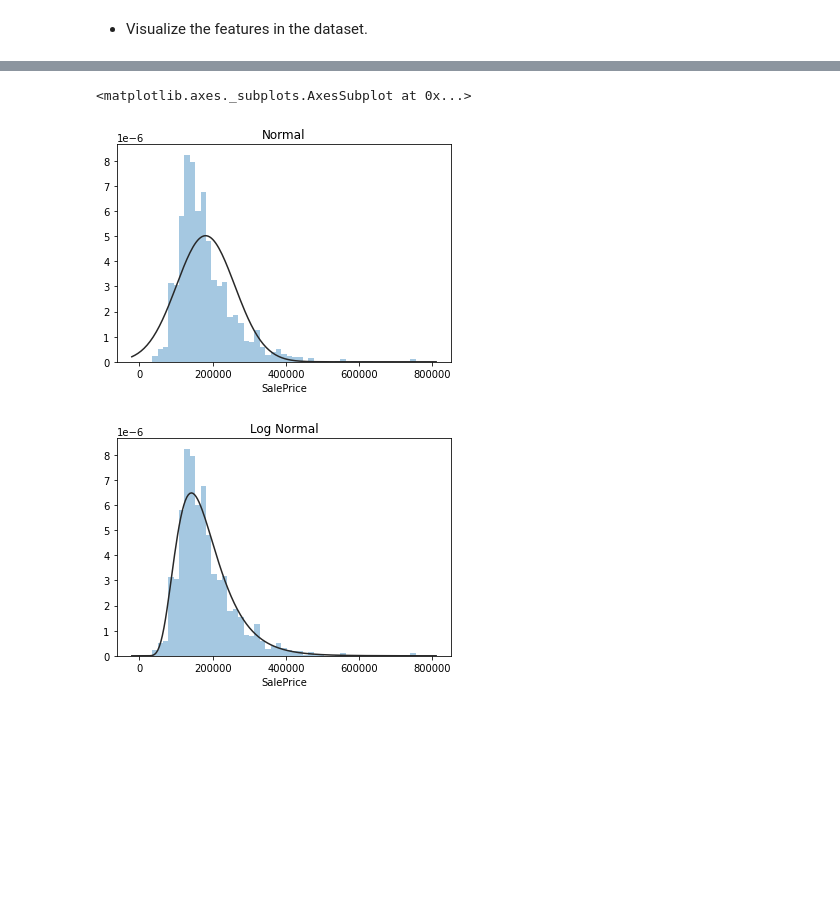
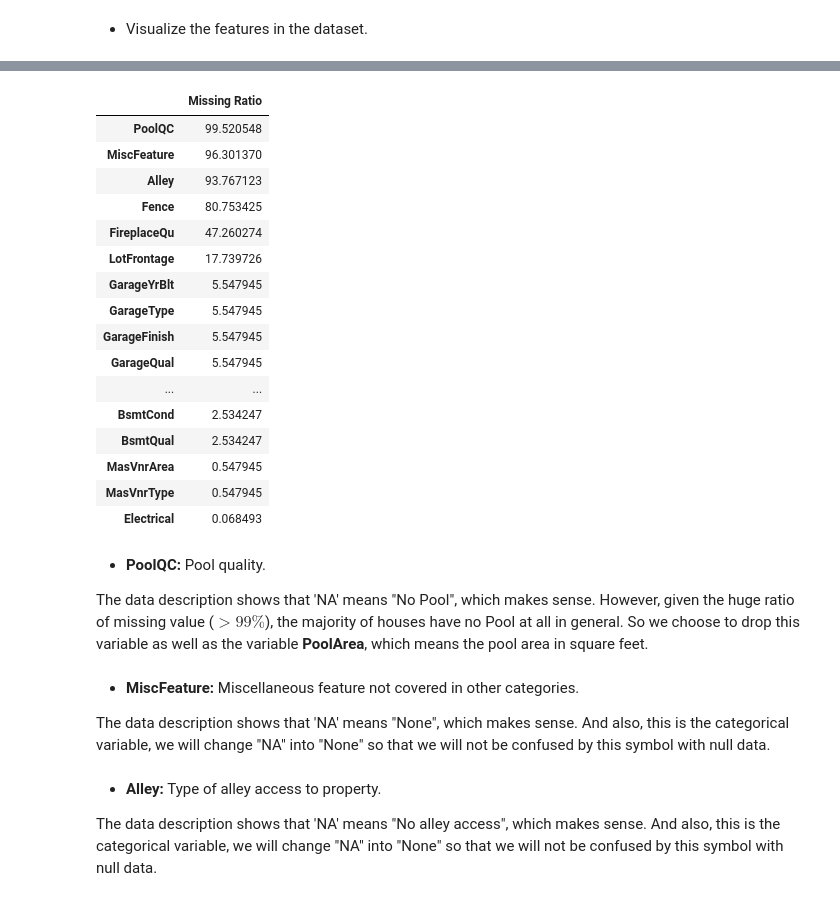
Before and after one commit to Jun-629/DS502, a Jupyter notebook: Project/Data_Process.ipynb, the cells around one changed output, grey strips where cells are left out. Saved outputs shown, nothing was run; the diff lists cells and outputs as text; code cells hidden in the pictures; blank space fills up the shorter version.

```diff
--- a/Project/Data_Process.ipynb
+++ b/Project/Data_Process.ipynb
@@ -88,10 +70,27 @@ missing.plot.bar()
-# %%
-y = train['SalePrice']
-plt.figure(1); plt.title('Normal')
-sns.distplot(y, kde=False, fit=st.norm)
-plt.figure(2); plt.title('Log Normal')
-sns.distplot(y, kde=False, fit=st.lognorm)
-# %% [output]
-<matplotlib.axes._subplots.AxesSubplot at 0x...>
-[figure, removed]
-[figure, removed]
+# %%
+data_na = (data.isnull().sum() / len(data)) * 100
+data_na = data_na.drop(data_na[data_na == 0].index).sort_values(ascending=False)[:30]
+missing_data = pd.DataFrame({'Missing Ratio' :data_na})
+missing_data.head(len(missing_data))
+# %% [output]
+|  | Missing Ratio |
+| PoolQC | 99.520548 |
+| MiscFeature | 96.301370 |
+| Alley | 93.767123 |
+| Fence | 80.753425 |
+| FireplaceQu | 47.260274 |
+| LotFrontage | 17.739726 |
+| GarageYrBlt | 5.547945 |
+| GarageType | 5.547945 |
+| GarageFinish | 5.547945 |
+| GarageQual | 5.547945 |
+| ... | ... |
+| BsmtCond | 2.534247 |
+| BsmtQual | 2.534247 |
+| MasVnrArea | 0.547945 |
+| MasVnrType | 0.547945 |
+| Electrical | 0.068493 |
+# %% [markdown]
+- **PoolQC:** Pool quality.
+
+The data description shows that 'NA' means "No Pool", which makes sense. However, given the huge ratio of missing value ($>99\%$), the majority of houses have no Pool at all in general. So we choose to drop this variable as well as the variable **PoolArea**, which means the pool area in square feet.
@@ -97,0 +101,4 @@ sns.distplot(y, kde=False, fit=st.lognorm)
+# %% [markdown]
+- **MiscFeature:** Miscellaneous feature not covered in other categories.
+
+The data description shows that 'NA' means "None", which makes sense. And also, this is the categorical variable, we will change "NA" into "None" so that we will not be confused by this symbol with null data.
@@ -97,0 +107,4 @@ sns.distplot(y, kde=False, fit=st.lognorm)
+# %% [markdown]
+- **Alley:** Type of alley access to property.
+
+The data description shows that 'NA' means "No alley access", which makes sense. And also, this is the categorical variable, we will change "NA" into "None" so that we will not be confused by this symbol with null data.
```
Also changed, not shown: parts of 31 cells of this notebook.
